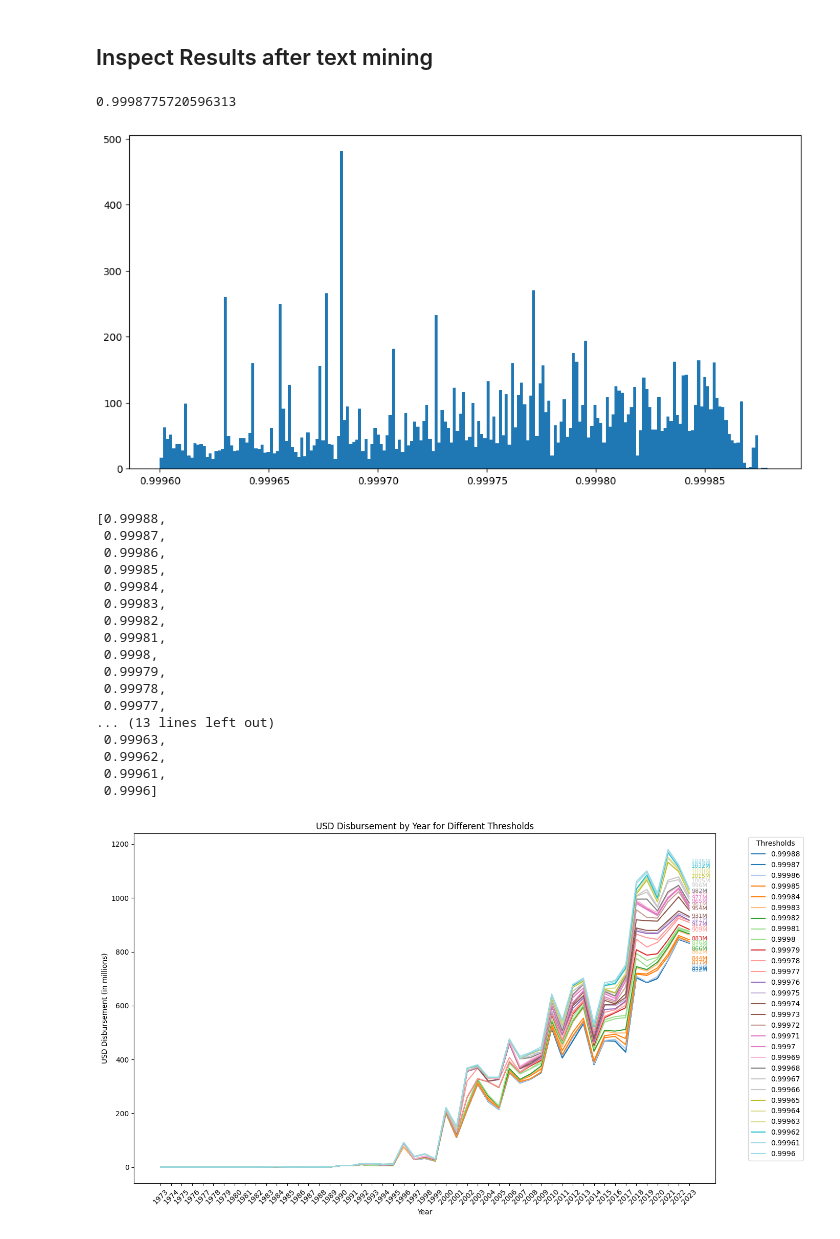
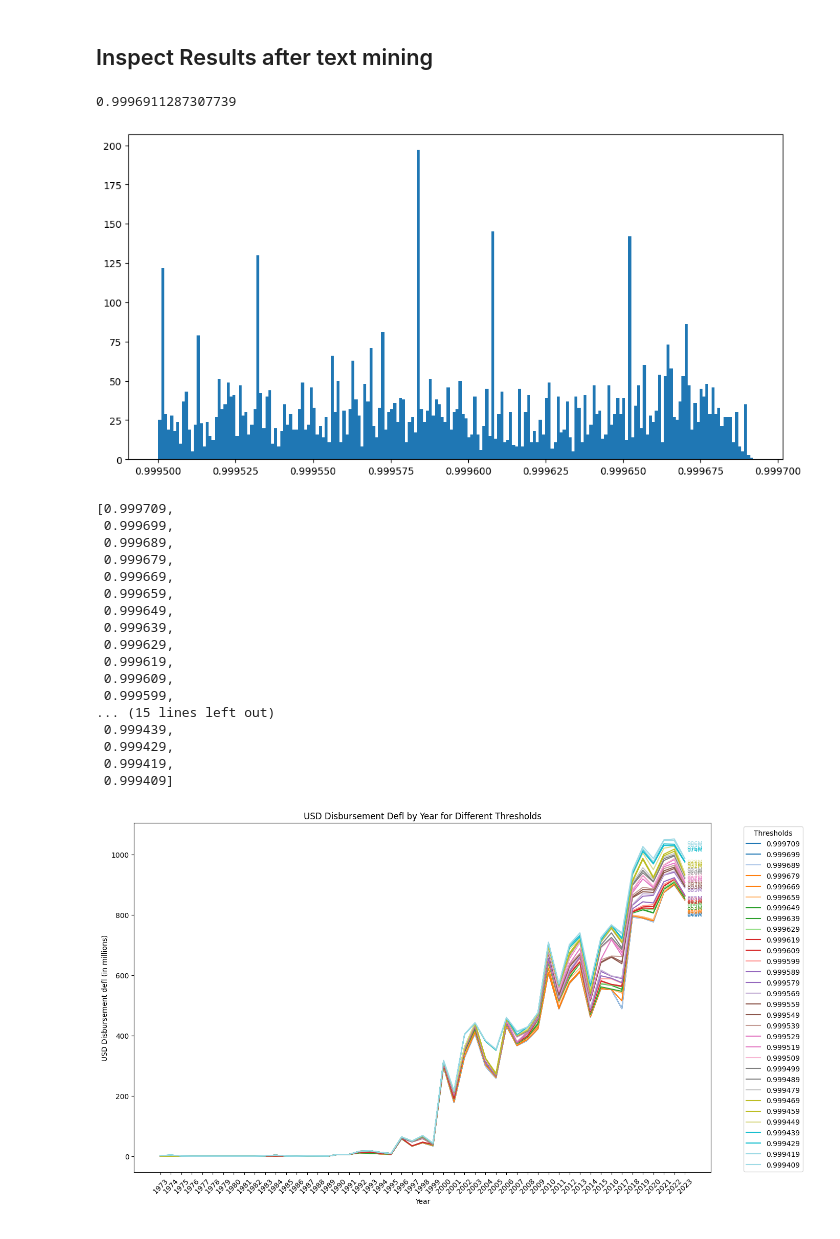
Before and after one commit to PARIS21-DATA/PRESS, a Jupyter notebook: notebooks/development/CRS_training_set_statistics.ipynb, the cells around one changed output. Saved outputs shown, nothing was run; the diff lists cells and outputs as text; code cells hidden in the pictures.

Commit message:
updated final press pipeline, output, keyword adjustments

```diff
--- a/notebooks/development/CRS_training_set_statistics.ipynb
+++ b/notebooks/development/CRS_training_set_statistics.ipynb
@@ -433,42 +433,42 @@ plt.show()
 import pandas as pd
 # Load the CRS data from feather file
 #crs = pd.read_feather("../../data/output/crs_predicted.feather")
-crs = pd.read_excel("../../data/output/press_2025.xlsx")
+crs = pd.read_excel("../../data/output/final_results_wo_infosystem/press_1973-2023.xlsx")
 # %%
 # Make the histogram wider
 import matplotlib.pyplot as plt
 plt.figure(figsize=(12, 6))
-crs['probability_is_statistics'].hist(bins=200, range=(0.9996, 0.99988), grid=False)
+crs['probability_is_statistics'].hist(bins=200, range=(0.9995, 0.999692), grid=False)
 
 
 # Print the max of all numbers < 1
 print(crs['probability_is_statistics'][crs['probability_is_statistics'] < 1].max())
 # %% [output]
-0.9998775720596313
+0.9996911287307739
-[figure, old version]
+[figure, new version]
 # %%
 import numpy as np
-thresholds = [round(x, 7) for x in np.arange(0.99988, 0.999599, -0.00001)]
+thresholds = [round(x, 7) for x in np.arange(0.999709, 0.999408, -0.00001)]
 
 thresholds
 # %% [output]
-[0.99988,
- 0.99987,
- 0.99986,
- 0.99985,
- 0.99984,
- 0.99983,
- 0.99982,
- 0.99981,
- 0.9998,
- 0.99979,
- 0.99978,
- 0.99977,
-... (13 lines left out)
- 0.99963,
- 0.99962,
- 0.99961,
- 0.9996]
+[0.999709,
+ 0.999699,
+ 0.999689,
+ 0.999679,
+ 0.999669,
+ 0.999659,
+ 0.999649,
+ 0.999639,
+ 0.999629,
+ 0.999619,
+ 0.999609,
+ 0.999599,
+... (15 lines left out)
+ 0.999439,
+ 0.999429,
+ 0.999419,
+ 0.999409]
 # %%
 # Aggregate the the total of usd_disbursement grouped by year and make one line for each threshold
 def aggregate_by_threshold(df, thresholds):
@@ -501,33 +501,33 @@ cmap = plt.get_cmap('tab20', len(thresholds))
 colors = [cmap(i) for i in range(len(thresholds))]
 
 # To avoid overlap, stagger the annotation positions
-offsets = np.linspace(-100, 100, len(thresholds))
+offsets = np.linspace(-50, 50, len(thresholds))
 
 for idx, threshold in enumerate(thresholds):
     threshold_data = aggregated_results[aggregated_results['threshold'] == threshold]
-    plt.plot(threshold_data['year'], threshold_data['usd_disbursement'], label=f'{threshold}', color=colors[idx])
+    plt.plot(threshold_data['year'], threshold_data['usd_disbursement_defl'], label=f'{threshold}', color=colors[idx])
     # Annotate the last year value to the right of the line
     if not threshold_data.empty:
         last_row = threshold_data.iloc[-1]
         plt.text(
             last_row['year'] + 0.2,  # Slightly to the right
-            last_row['usd_disbursement'] + offsets[idx],  # Stagger vertically
-            f"{int(last_row['usd_disbursement'])}M",  # Format as millions
+            last_row['usd_disbursement_defl'] + offsets[idx],  # Stagger vertically
+            f"{int(last_row['usd_disbursement_defl'])}M",  # Format as millions
             va='center',
             fontsize=8,
             color=colors[idx]
         )
 
-plt.title('USD Disbursement by Year for Different Thresholds')
+plt.title('USD Disbursement Defl by Year for Different Thresholds')
 plt.xlabel('Year')
-plt.ylabel('USD Disbursement (in millions)')
+plt.ylabel('USD Disbursement defl (in millions)')
 plt.xticks(threshold_data['year'].unique())
 plt.legend(title='Thresholds', bbox_to_anchor=(1.05, 1), loc='upper left', ncol=1)
 plt.xticks(rotation=45)
 plt.tight_layout()
 plt.show()
 # %% [output]
-[figure, old version]
+[figure, new version]
 # %%
 # Output CRS for 2023
 crs_2023 = crs[crs['year'] == 2023].copy()
```
Also changed, not shown: parts of 2 cells of this notebook, 4 other files.
